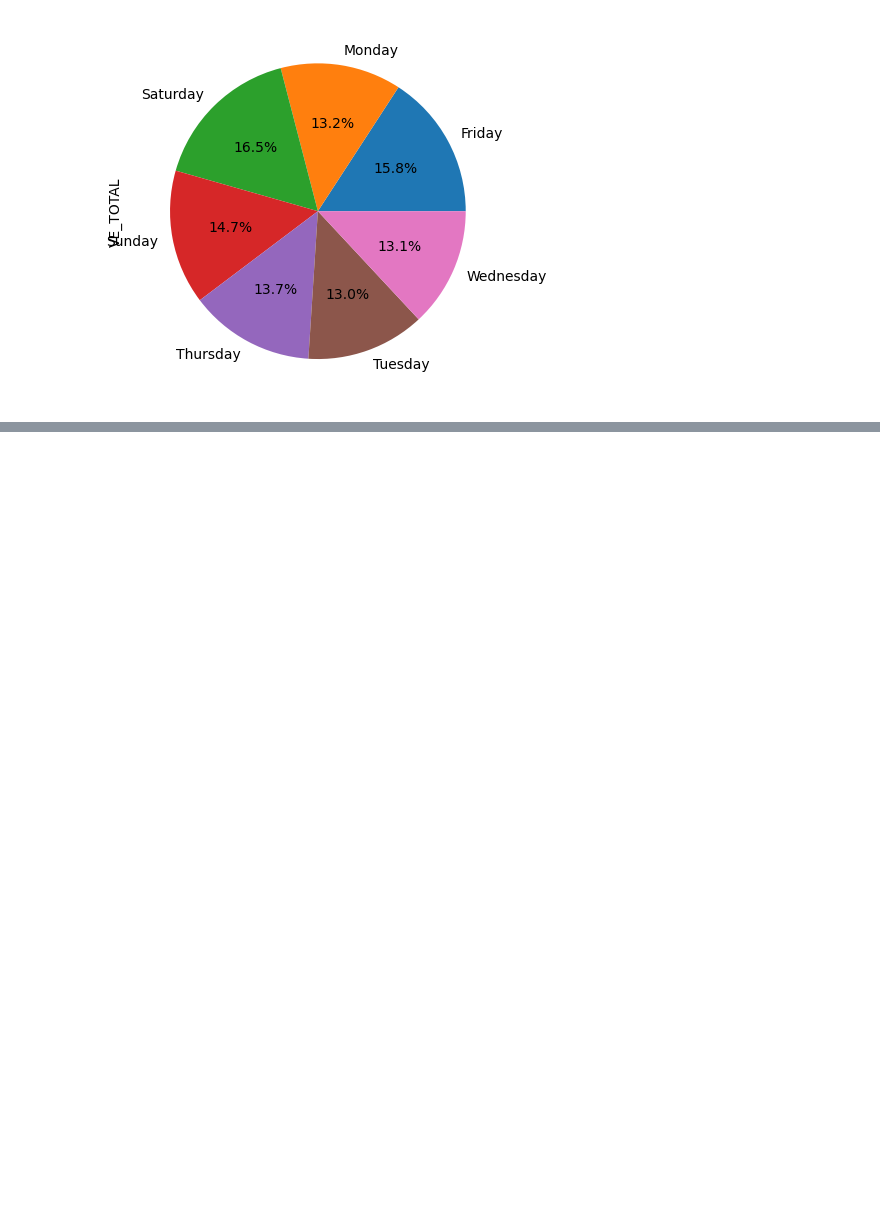
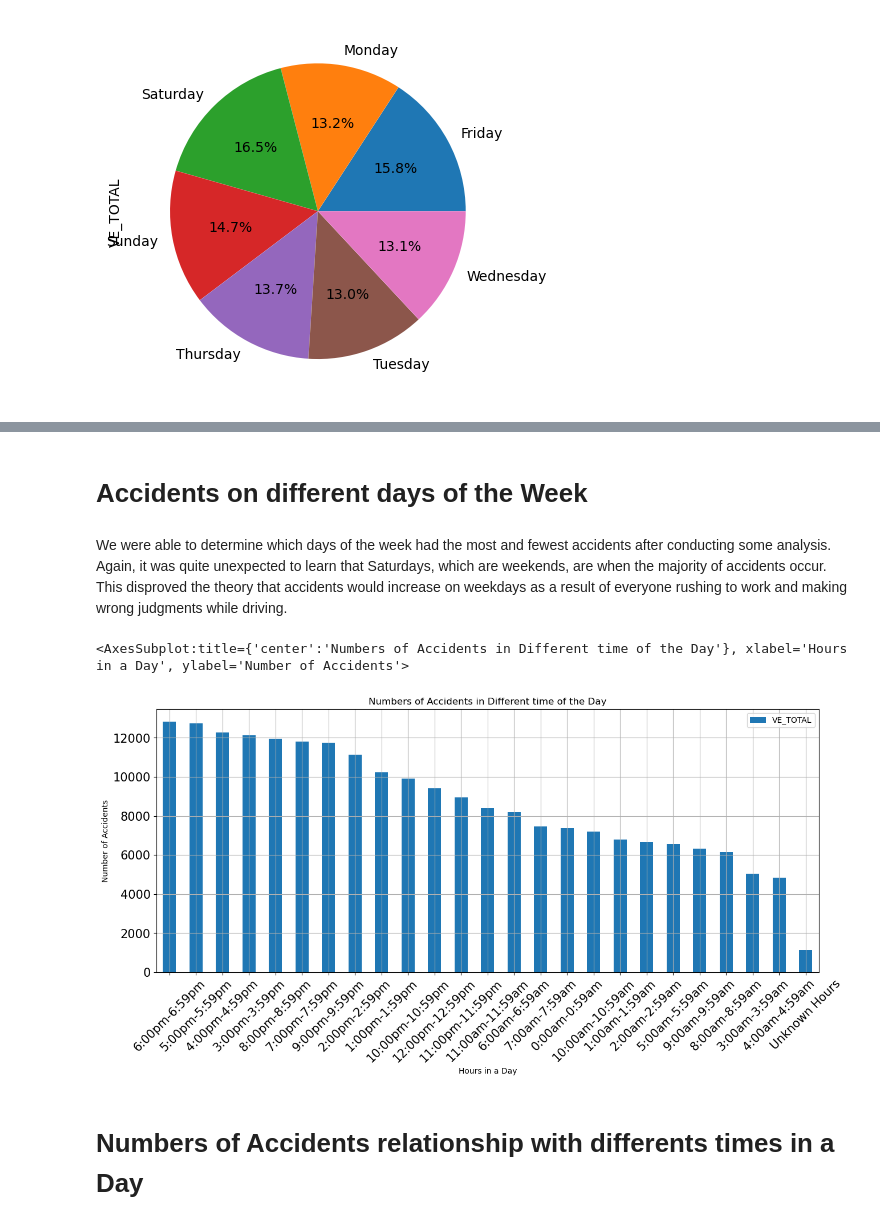
Before and after one commit to Jasneel/WeatherVsAccidents, a Jupyter notebook: main_file_do_not_work_here.ipynb, the cells around one changed output, grey strips where cells are left out. Drawn from its saved outputs; the diff is of its cells as text; code cells hidden in the pictures; blank space fills up the shorter version.

```diff
--- a/main_file_do_not_work_here.ipynb
+++ b/main_file_do_not_work_here.ipynb
@@ -519,0 +483,13 @@ urbrur_df_1.plot(kind='pie',autopct='%1.1f%%',ylabel='VE_TOTAL',title="Total Acc
+# %% [markdown]
+# Accidents on different days of the Week
+# %% [markdown]
+We were able to determine which days of the week had the most and fewest accidents after conducting some analysis. Again, it was quite unexpected to learn that Saturdays, which are weekends, are when the majority of accidents occur. This disproved the theory that accidents would increase on weekdays as a result of everyone rushing to work and making wrong judgments while driving.
+# %%
+hour_country = df1.groupby(["HOURNAME"])["VE_TOTAL"].sum()
+hour_country_df = pd.DataFrame(hour_country).sort_values('VE_TOTAL',ascending=False)
+hour_country_df.plot.bar(figsize = (15, 6), rot = 45, fontsize = 15, xlabel= "Hours in a Day", ylabel = "Number of Accidents", title = "Numbers of Accidents in Different time of the Day", grid = True)
+# %% [output]
+<AxesSubplot:title={'center':'Numbers of Accidents in Different time of the Day'}, xlabel='Hours in a Day', ylabel='Number of Accidents'>
+[figure, added]
+# %% [markdown]
+# Numbers of Accidents relationship with differents times in a Day
```
Also changed, not shown: parts of 27 cells of this notebook.
